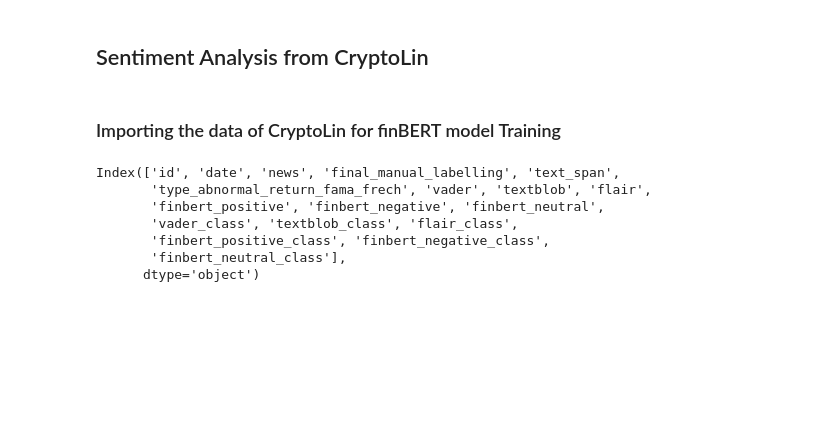
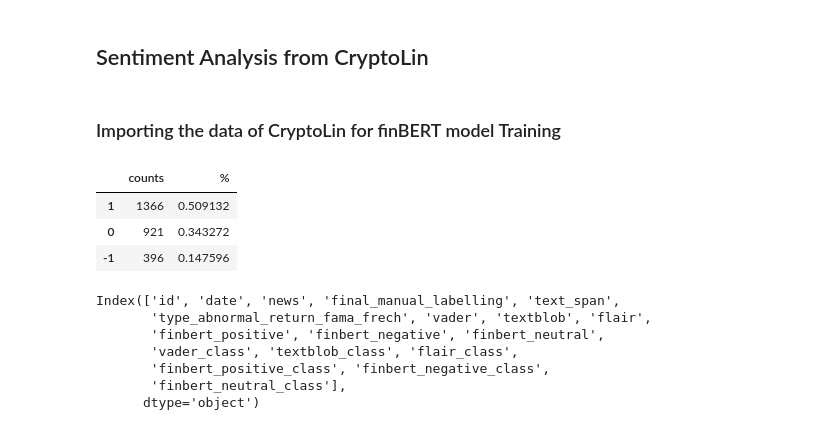
Before and after one commit to manoelgadi/CryptoGDelt2022, a Jupyter notebook: Sentiment/ToReproduceSentiment.ipynb, the cells around one changed output. Saved outputs shown, nothing was run; the diff lists cells and outputs as text; code cells hidden in the pictures; blank space fills up the shorter version.

```diff
--- a/Sentiment/ToReproduceSentiment.ipynb
+++ b/Sentiment/ToReproduceSentiment.ipynb
@@ -12,3 +10,13 @@ df = pd.read_csv("CryptoLin_IE_v2.csv")
+# %%
+df = pd.read_csv("CryptoLin_IE_v2.csv")
+c = df['final_manual_labelling'].value_counts()
+p = df['final_manual_labelling'].value_counts(normalize=True)
+pd.concat([c,p], axis=1, keys=['counts', '%'])
+# %% [output]
+|  | counts | % |
+| 1 | 1366 | 0.509132 |
+| 0 | 921 | 0.343272 |
+| -1 | 396 | 0.147596 |
 # %%
 df.columns
 # %% [output]
```
Also changed, not shown: parts of 3 cells of this notebook, 6 other files.
